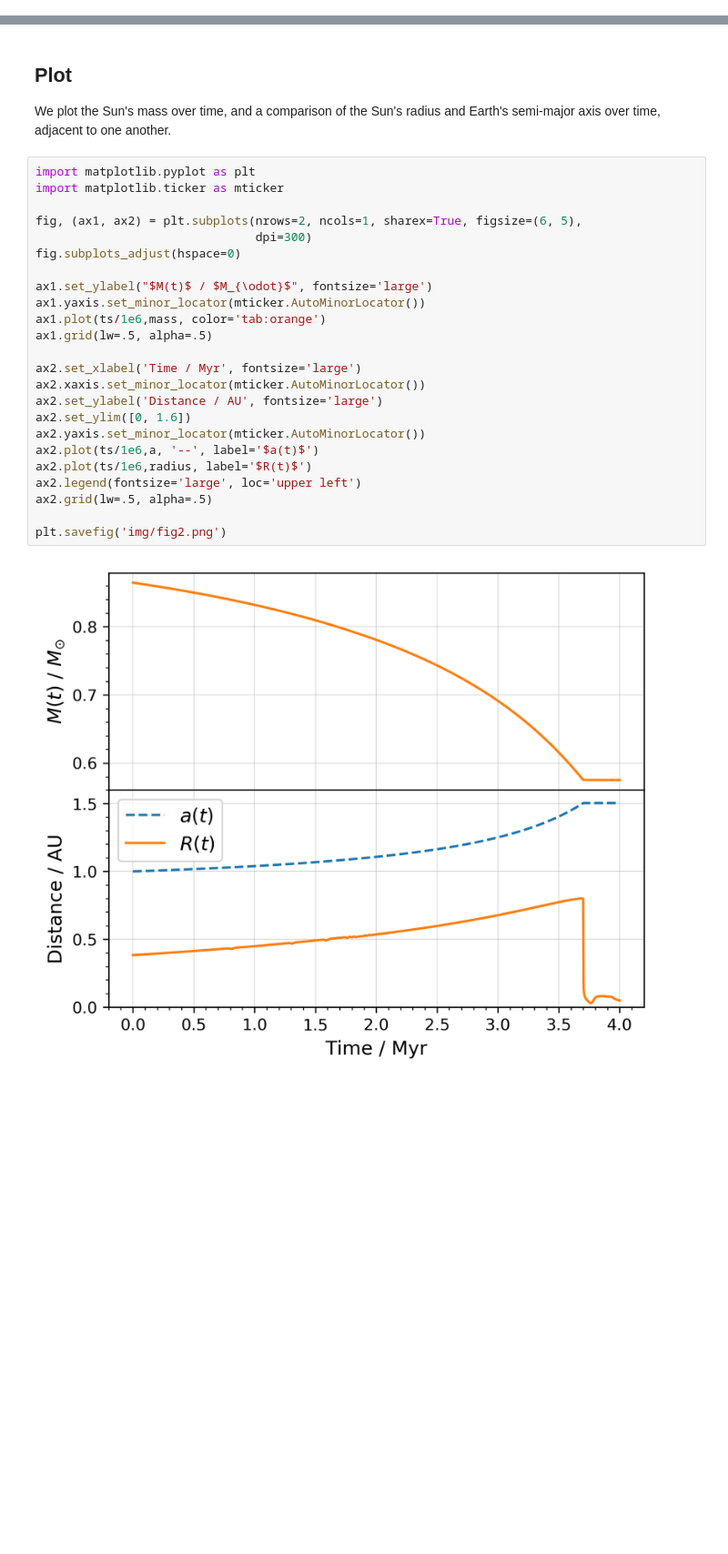
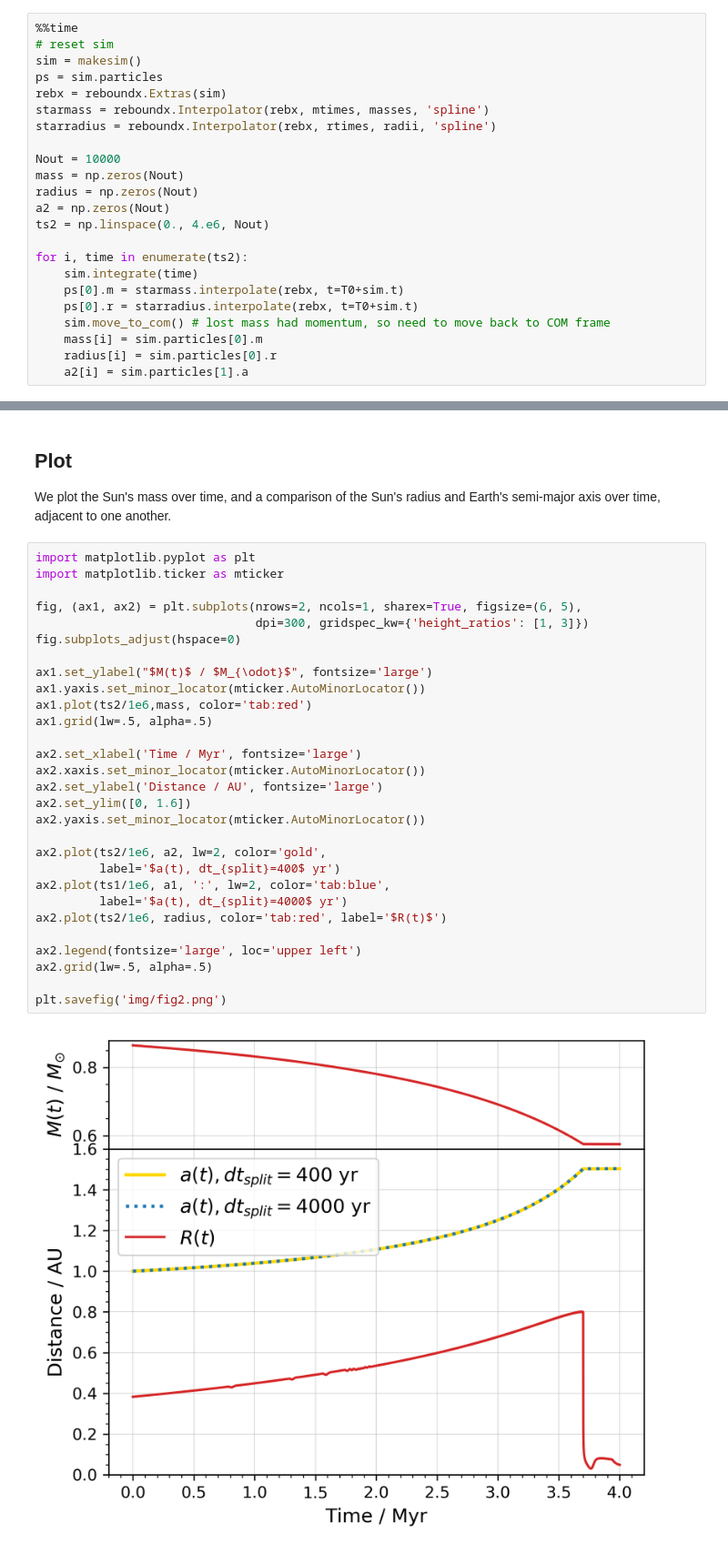
Before and after one commit to sabaronett/REBOUNDxPaper, a Jupyter notebook: fig2.ipynb, the cells around one changed output, grey strips where cells are left out. Shown at 91% size. Saved outputs shown, nothing was run; the diff lists cells and outputs as text; blank space fills up the shorter version.

Commit message:
Show convergence w/ 1/10th dt_split

```diff
--- a/fig2.ipynb
+++ b/fig2.ipynb
@@ -77,0 +74,23 @@ Wall time: 16.7 s
+# %%
+%%time
+# reset sim
+sim = makesim()
+ps = sim.particles
+rebx = reboundx.Extras(sim)
+starmass = reboundx.Interpolator(rebx, mtimes, masses, 'spline')
+starradius = reboundx.Interpolator(rebx, rtimes, radii, 'spline')
+
+Nout = 10000
+mass = np.zeros(Nout)
+radius = np.zeros(Nout)
+a2 = np.zeros(Nout)
+ts2 = np.linspace(0., 4.e6, Nout)
+
+for i, time in enumerate(ts2):
+    sim.integrate(time)
+    ps[0].m = starmass.interpolate(rebx, t=T0+sim.t)
+    ps[0].r = starradius.interpolate(rebx, t=T0+sim.t)
+    sim.move_to_com() # lost mass had momentum, so need to move back to COM frame
+    mass[i] = sim.particles[0].m
+    radius[i] = sim.particles[0].r
+    a2[i] = sim.particles[1].a
@@ -82,26 +104,31 @@ We plot the Sun's mass over time, and a comparison of the Sun's radius and Earth
 # %%
 import matplotlib.pyplot as plt
 import matplotlib.ticker as mticker
 
 fig, (ax1, ax2) = plt.subplots(nrows=2, ncols=1, sharex=True, figsize=(6, 5),
-                               dpi=300)
+                               dpi=300, gridspec_kw={'height_ratios': [1, 3]})
 fig.subplots_adjust(hspace=0)
 
 ax1.set_ylabel("$M(t)$ / $M_{\odot}$", fontsize='large')
 ax1.yaxis.set_minor_locator(mticker.AutoMinorLocator())
-ax1.plot(ts/1e6,mass, color='tab:orange')
+ax1.plot(ts2/1e6,mass, color='tab:red')
 ax1.grid(lw=.5, alpha=.5)
 
 ax2.set_xlabel('Time / Myr', fontsize='large')
 ax2.xaxis.set_minor_locator(mticker.AutoMinorLocator())
 ax2.set_ylabel('Distance / AU', fontsize='large')
 ax2.set_ylim([0, 1.6])
 ax2.yaxis.set_minor_locator(mticker.AutoMinorLocator())
-ax2.plot(ts/1e6,a, '--', label='$a(t)$')
-ax2.plot(ts/1e6,radius, label='$R(t)$')
+
+ax2.plot(ts2/1e6, a2, lw=2, color='gold',
+         label='$a(t), dt_{split}=400$ yr')
+ax2.plot(ts1/1e6, a1, ':', lw=2, color='tab:blue',
+         label='$a(t), dt_{split}=4000$ yr')
+ax2.plot(ts2/1e6, radius, color='tab:red', label='$R(t)$')
+
 ax2.legend(fontsize='large', loc='upper left')
 ax2.grid(lw=.5, alpha=.5)
 
 plt.savefig('img/fig2.png')
 # %% [output]
-[figure, old version]
+[figure, new version]
```
Also changed, not shown: parts of 3 cells of this notebook.
